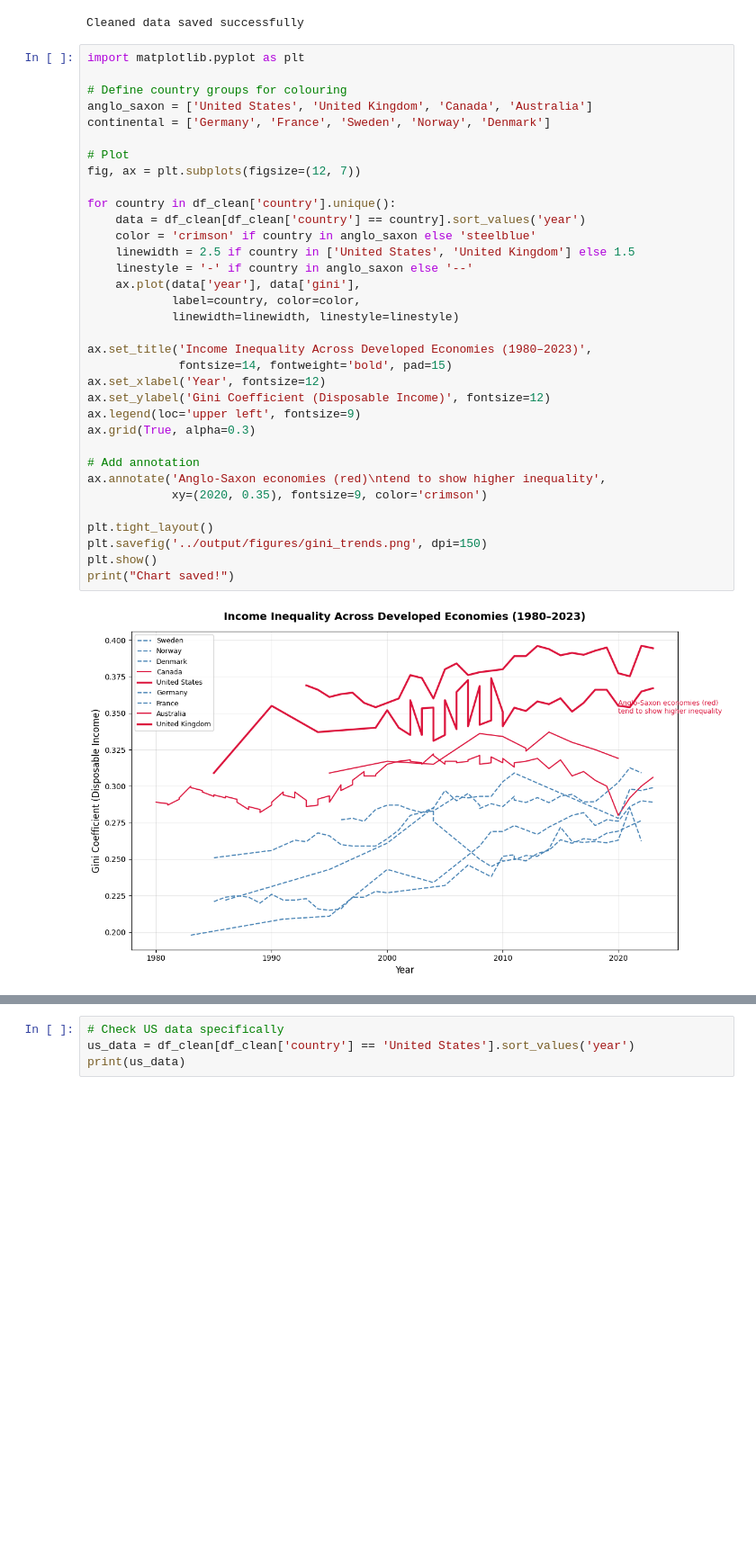
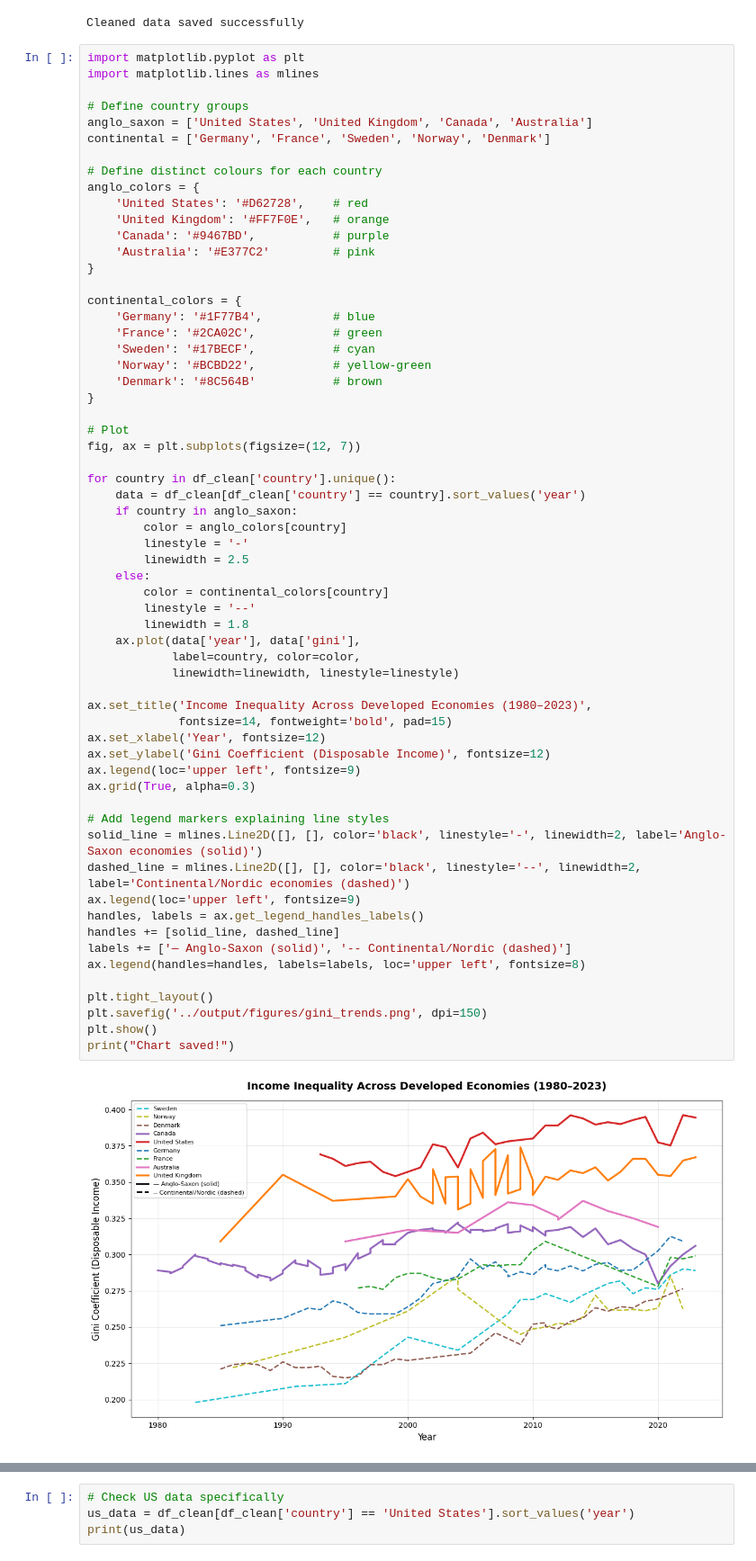
Before and after one commit to GeorgeKingham/Anglo-Saxon-Inequality, a Jupyter notebook: notebooks/Blog.ipynb, the cells around one changed output, grey strips where cells are left out. Shown at 90% size. Drawn from its saved outputs; the diff is of its cells as text; blank space fills up the shorter version.

```diff
--- a/notebooks/Blog.ipynb
+++ b/notebooks/Blog.ipynb
@@ -144,38 +144,65 @@ print("Cleaned data saved successfully")
 Cleaned data saved successfully
 # %%
 import matplotlib.pyplot as plt
+import matplotlib.lines as mlines
 
-# Define country groups for colouring
+# Define country groups
 anglo_saxon = ['United States', 'United Kingdom', 'Canada', 'Australia']
 continental = ['Germany', 'France', 'Sweden', 'Norway', 'Denmark']
+
+# Define distinct colours for each country
+anglo_colors = {
+    'United States': '#D62728',    # red
+    'United Kingdom': '#FF7F0E',   # orange
+    'Canada': '#9467BD',           # purple
+    'Australia': '#E377C2'         # pink
+}
+
+continental_colors = {
+    'Germany': '#1F77B4',          # blue
+    'France': '#2CA02C',           # green
+    'Sweden': '#17BECF',           # cyan
+    'Norway': '#BCBD22',           # yellow-green
+    'Denmark': '#8C564B'           # brown
+}
 
 # Plot
 fig, ax = plt.subplots(figsize=(12, 7))
 
 for country in df_clean['country'].unique():
     data = df_clean[df_clean['country'] == country].sort_values('year')
-    color = 'crimson' if country in anglo_saxon else 'steelblue'
-    linewidth = 2.5 if country in ['United States', 'United Kingdom'] else 1.5
-    linestyle = '-' if country in anglo_saxon else '--'
+    if country in anglo_saxon:
+        color = anglo_colors[country]
+        linestyle = '-'
+        linewidth = 2.5
+    else:
+        color = continental_colors[country]
+        linestyle = '--'
+        linewidth = 1.8
     ax.plot(data['year'], data['gini'],
             label=country, color=color,
             linewidth=linewidth, linestyle=linestyle)
 
 ax.set_title('Income Inequality Across Developed Economies (1980–2023)',
              fontsize=14, fontweight='bold', pad=15)
 ax.set_xlabel('Year', fontsize=12)
 ax.set_ylabel('Gini Coefficient (Disposable Income)', fontsize=12)
 ax.legend(loc='upper left', fontsize=9)
 ax.grid(True, alpha=0.3)
 
-# Add annotation
-ax.annotate('Anglo-Saxon economies (red)\ntend to show higher inequality',
-            xy=(2020, 0.35), fontsize=9, color='crimson')
+# Add legend markers explaining line styles
+solid_line = mlines.Line2D([], [], color='black', linestyle='-', linewidth=2, label='Anglo-Saxon economies (solid)')
+dashed_line = mlines.Line2D([], [], color='black', linestyle='--', linewidth=2, label='Continental/Nordic economies (dashed)')
+ax.legend(loc='upper left', fontsize=9)
+handles, labels = ax.get_legend_handles_labels()
+handles += [solid_line, dashed_line]
+labels += ['— Anglo-Saxon (solid)', '-- Continental/Nordic (dashed)']
+ax.legend(handles=handles, labels=labels, loc='upper left', fontsize=8)
 
 plt.tight_layout()
 plt.savefig('../output/figures/gini_trends.png', dpi=150)
 plt.show()
 print("Chart saved!")
 # %% [output]
-[figure, old version]
+[figure, new version]
 Chart saved!
```
Also changed, not shown: parts of 14 cells of this notebook, 1 other file.
